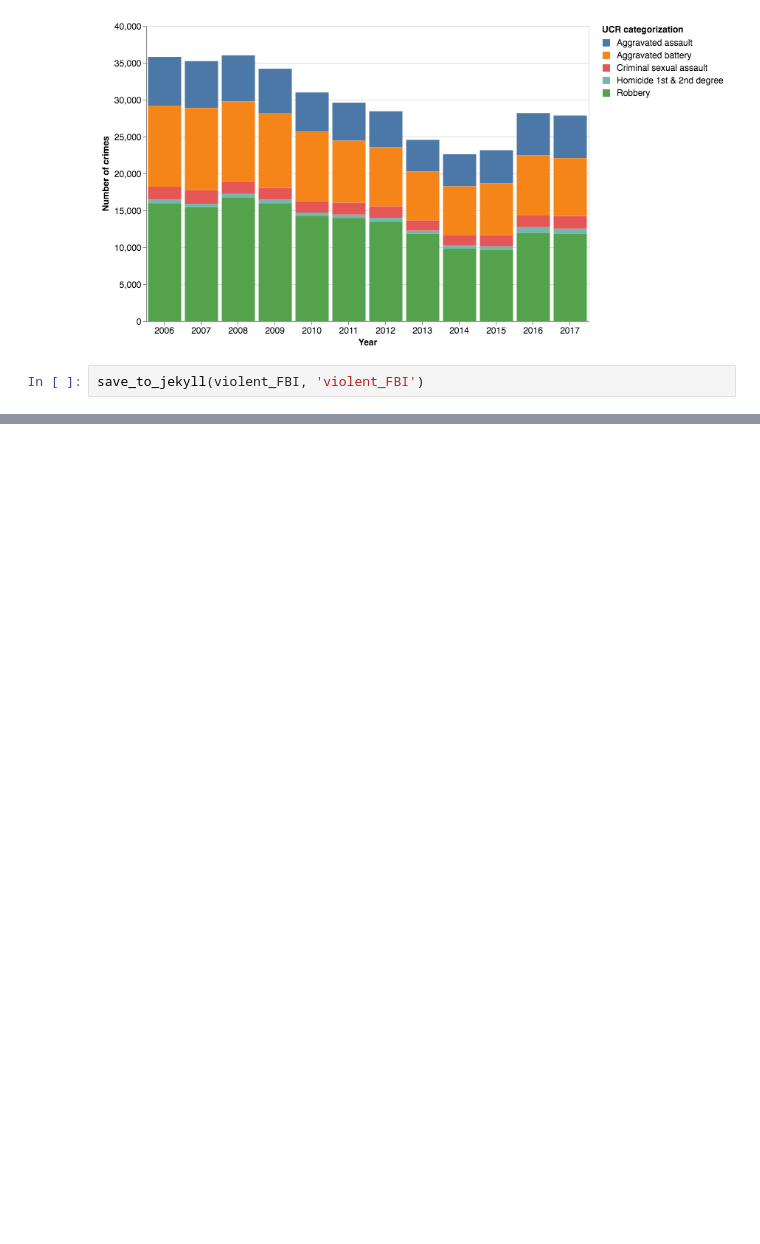
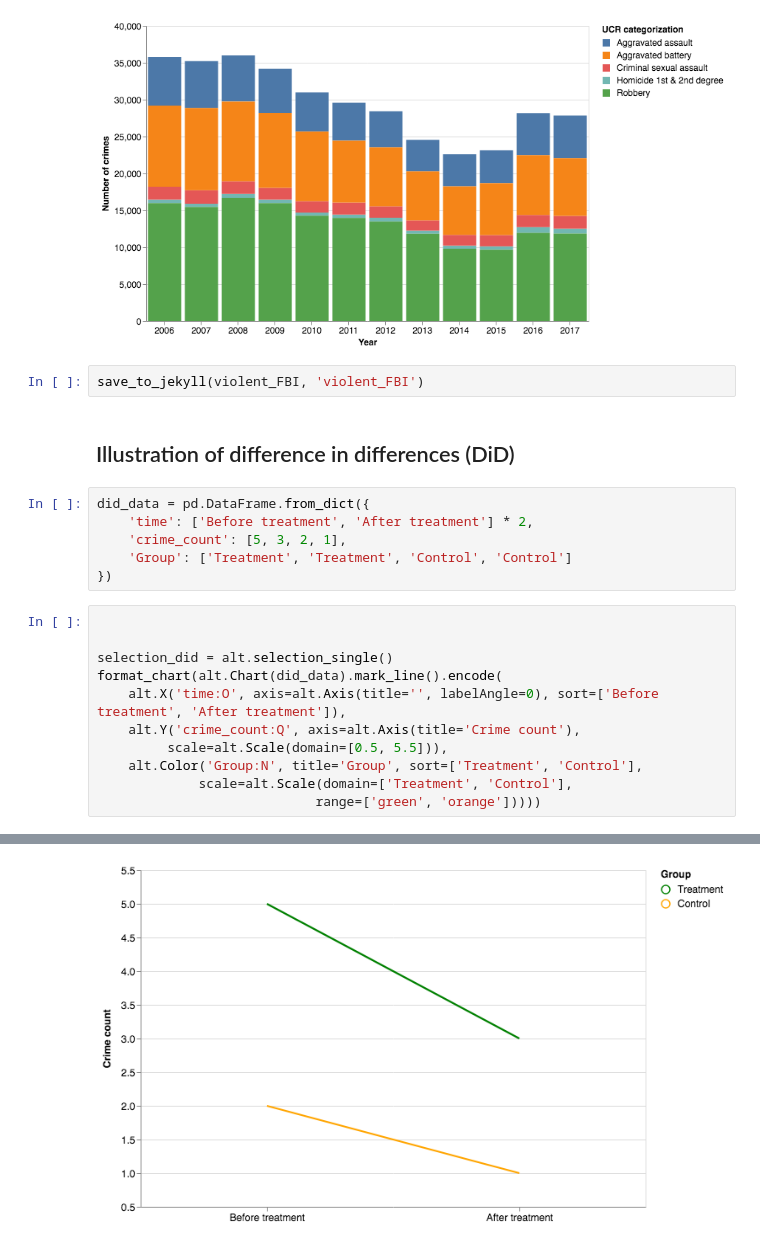
Before and after one commit to binste/chicago_safepassage_evaluation, a Jupyter notebook: notebooks/5_analysis/1.0-binste-analyze-crime-results-census-block-level.ipynb, the cells around one changed output, grey strips where cells are left out. Saved outputs shown, nothing was run; the diff lists cells and outputs as text; blank space fills up the shorter version.

```diff
--- a/notebooks/5_analysis/1.0-binste-analyze-crime-results-census-block-level.ipynb
+++ b/notebooks/5_analysis/1.0-binste-analyze-crime-results-census-block-level.ipynb
@@ -427,3 +433,23 @@ violent_FBI
 [figure]
 # %%
 save_to_jekyll(violent_FBI, 'violent_FBI')
+# %% [markdown]
+## Illustration of difference in differences (DiD)
+# %%
+did_data = pd.DataFrame.from_dict({
+    'time': ['Before treatment', 'After treatment'] * 2,
+    'crime_count': [5, 3, 2, 1],
+    'Group': ['Treatment', 'Treatment', 'Control', 'Control']
+})
+# %%
+
+
+selection_did = alt.selection_single()
+format_chart(alt.Chart(did_data).mark_line().encode(
+    alt.X('time:O', axis=alt.Axis(title='', labelAngle=0), sort=['Before treatment', 'After treatment']),
+    alt.Y('crime_count:Q', axis=alt.Axis(title='Crime count'),
+         scale=alt.Scale(domain=[0.5, 5.5])),
+    alt.Color('Group:N', title='Group', sort=['Treatment', 'Control'],
+             scale=alt.Scale(domain=['Treatment', 'Control'],
+                            range=['green', 'orange']))))
+# %% [output]
@@ -429,0 +457 @@ save_to_jekyll(violent_FBI, 'violent_FBI')
+[figure, added]
```
Also changed, not shown: parts of 5 cells of this notebook, 4 other files.
